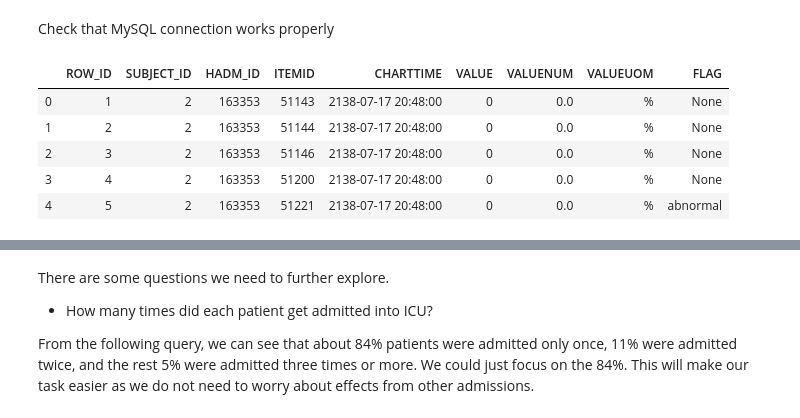
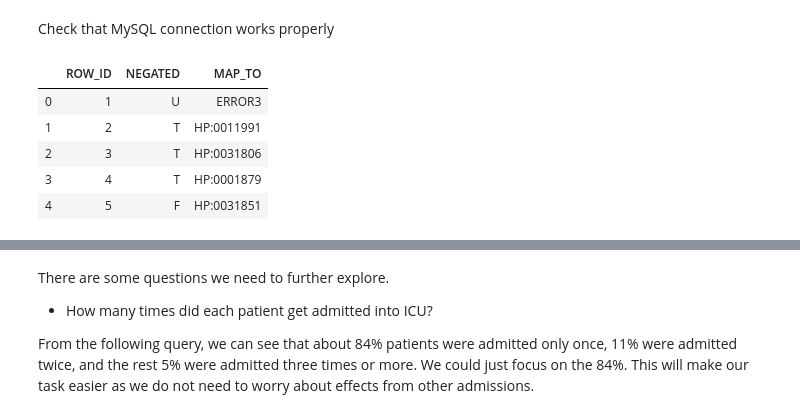
Before and after one commit to TheJacksonLaboratory/MIMIC_HPO, a Jupyter notebook: src/main/notebooks/EDA.ipynb, the cells around one changed output, grey strips where cells are left out. Drawn from its saved outputs; the diff is of its cells as text; code cells hidden in the pictures.

```diff
--- a/src/main/notebooks/EDA.ipynb
+++ b/src/main/notebooks/EDA.ipynb
@@ -219,12 +219,12 @@ cursor = mydb.cursor(buffered=True)
 # %% [markdown]
 Check that MySQL connection works properly
 # %%
-df = pd.read_sql_query("SELECT * FROM LABEVENTS LIMIT 5;", mydb)
+df = pd.read_sql_query("SELECT * FROM labhpo LIMIT 5;", mydb)
 df
 # %% [output]
-|  | ROW_ID | SUBJECT_ID | HADM_ID | ITEMID | CHARTTIME | VALUE | VALUENUM | VALUEUOM | FLAG |
-| 0 | 1 | 2 | 163353 | 51143 | 2138-07-17 20:48:00 | 0 | 0.0 | % | None |
-| 1 | 2 | 2 | 163353 | 51144 | 2138-07-17 20:48:00 | 0 | 0.0 | % | None |
-| 2 | 3 | 2 | 163353 | 51146 | 2138-07-17 20:48:00 | 0 | 0.0 | % | None |
-| 3 | 4 | 2 | 163353 | 51200 | 2138-07-17 20:48:00 | 0 | 0.0 | % | None |
-| 4 | 5 | 2 | 163353 | 51221 | 2138-07-17 20:48:00 | 0 | 0.0 | % | abnormal |
+|  | ROW_ID | NEGATED | MAP_TO |
+| 0 | 1 | U | ERROR3 |
+| 1 | 2 | T | HP:0011991 |
+| 2 | 3 | T | HP:0031806 |
+| 3 | 4 | T | HP:0001879 |
+| 4 | 5 | F | HP:0031851 |
```
Also changed, not shown: parts of 20 cells of this notebook, 6 other files.
